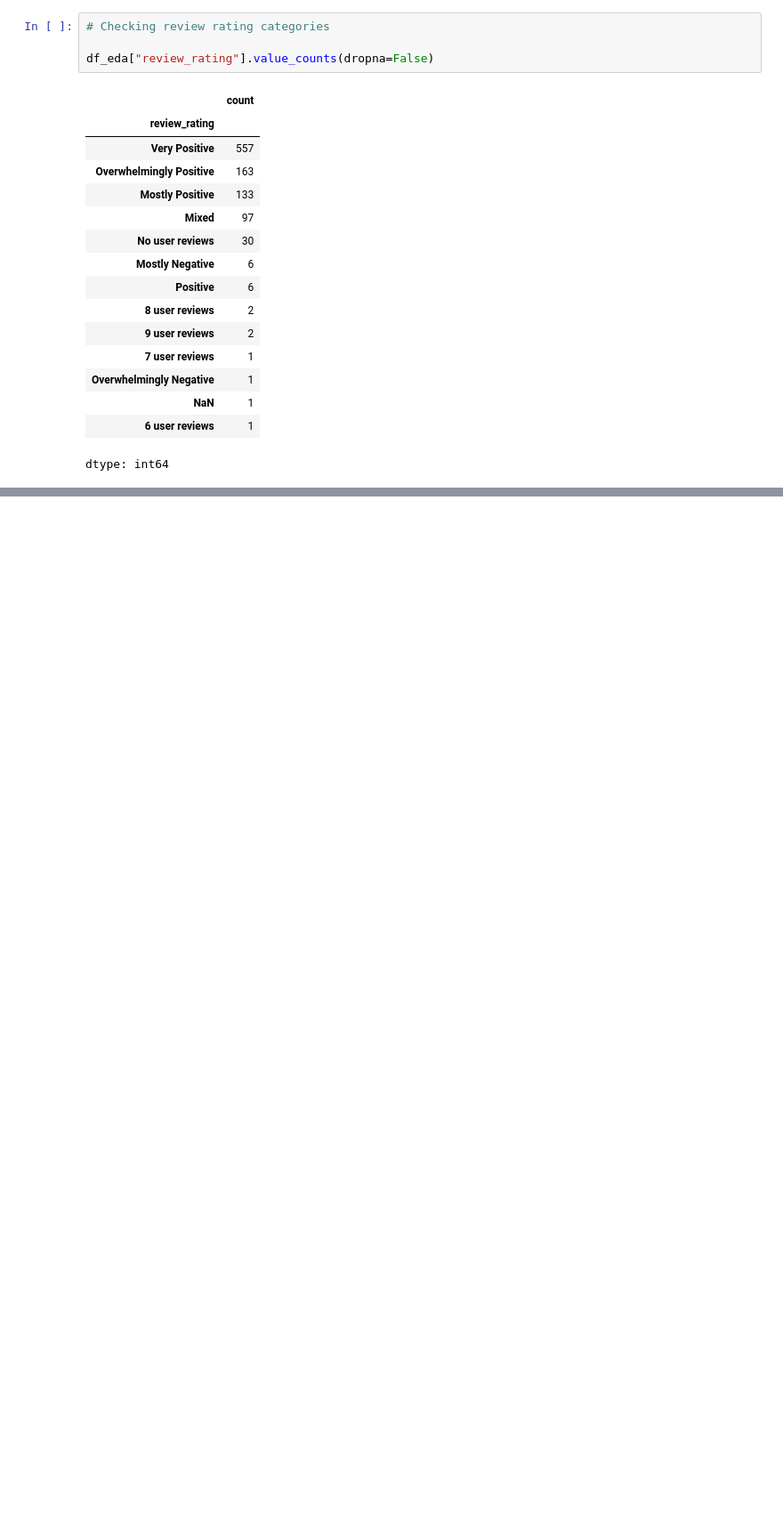
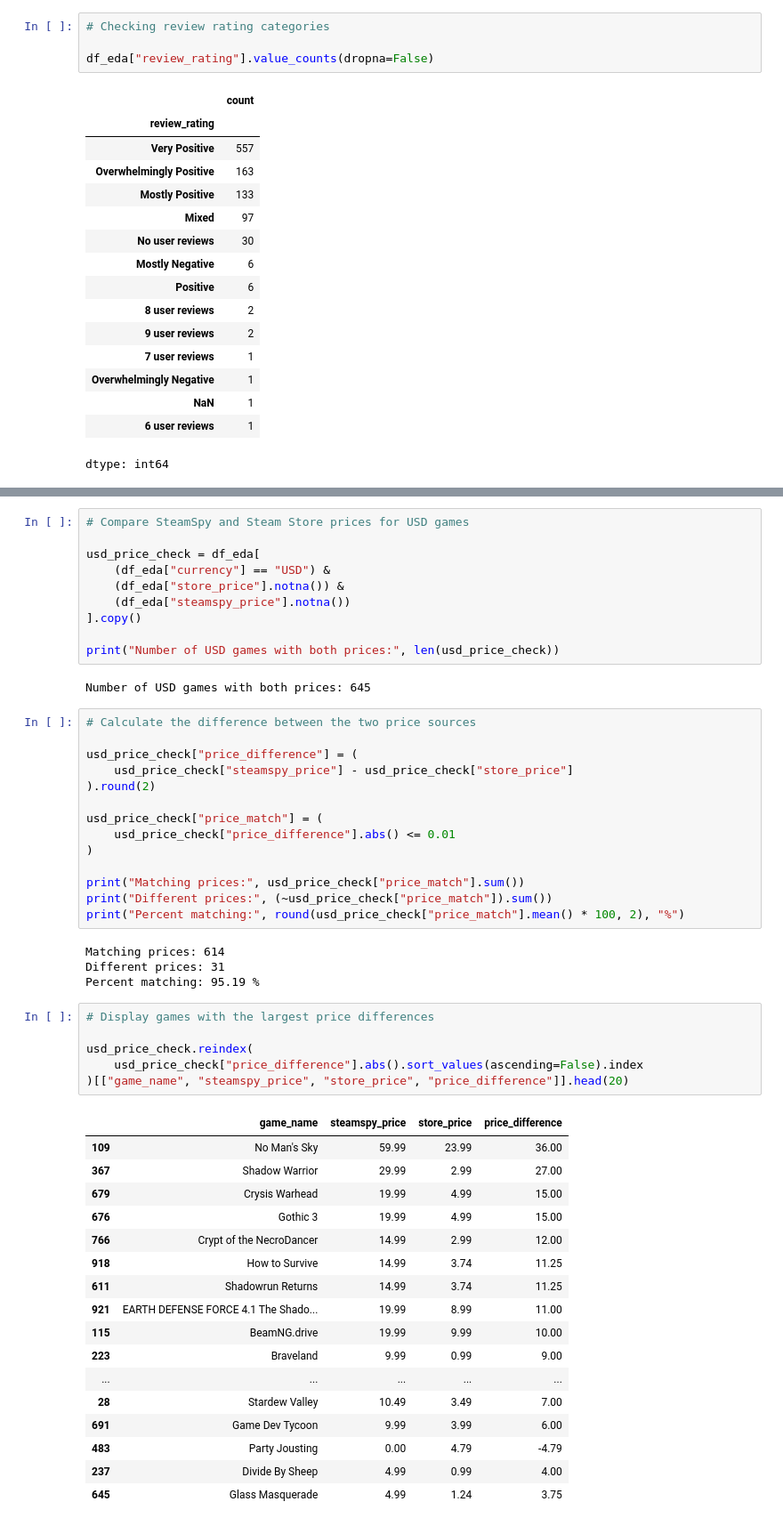
Before and after one commit to jxvoy23/csc366-steam-analysis, a Jupyter notebook: Steam_EDA.ipynb, the cells around one changed output, grey strips where cells are left out. Shown at 89% size. Cells and saved outputs as stored; diff of their text form; blank space fills up the shorter version.

```diff
--- a/Steam_EDA.ipynb
+++ b/Steam_EDA.ipynb
@@ -392,0 +464,54 @@ dtype: int64
+# %%
+# Compare SteamSpy and Steam Store prices for USD games
+
+usd_price_check = df_eda[
+    (df_eda["currency"] == "USD") &
+    (df_eda["store_price"].notna()) &
+    (df_eda["steamspy_price"].notna())
+].copy()
+
+print("Number of USD games with both prices:", len(usd_price_check))
+# %% [output]
+Number of USD games with both prices: 645
+# %%
+# Calculate the difference between the two price sources
+
+usd_price_check["price_difference"] = (
+    usd_price_check["steamspy_price"] - usd_price_check["store_price"]
+).round(2)
+
+usd_price_check["price_match"] = (
+    usd_price_check["price_difference"].abs() <= 0.01
+)
+
+print("Matching prices:", usd_price_check["price_match"].sum())
+print("Different prices:", (~usd_price_check["price_match"]).sum())
+print("Percent matching:", round(usd_price_check["price_match"].mean() * 100, 2), "%")
+# %% [output]
+Matching prices: 614
+Different prices: 31
+Percent matching: 95.19 %
+# %%
+# Display games with the largest price differences
+
+usd_price_check.reindex(
+    usd_price_check["price_difference"].abs().sort_values(ascending=False).index
+)[["game_name", "steamspy_price", "store_price", "price_difference"]].head(20)
+# %% [output]
+|  | game_name | steamspy_price | store_price | price_difference |
+| 109 | No Man's Sky | 59.99 | 23.99 | 36.00 |
+| 367 | Shadow Warrior | 29.99 | 2.99 | 27.00 |
+| 679 | Crysis Warhead | 19.99 | 4.99 | 15.00 |
+| 676 | Gothic 3 | 19.99 | 4.99 | 15.00 |
+| 766 | Crypt of the NecroDancer | 14.99 | 2.99 | 12.00 |
+| 918 | How to Survive | 14.99 | 3.74 | 11.25 |
+| 611 | Shadowrun Returns | 14.99 | 3.74 | 11.25 |
+| 921 | EARTH DEFENSE FORCE 4.1 The Shado... | 19.99 | 8.99 | 11.00 |
+| 115 | BeamNG.drive | 19.99 | 9.99 | 10.00 |
+| 223 | Braveland | 9.99 | 0.99 | 9.00 |
+| ... | ... | ... | ... | ... |
+| 28 | Stardew Valley | 10.49 | 3.49 | 7.00 |
+| 691 | Game Dev Tycoon | 9.99 | 3.99 | 6.00 |
+| 483 | Party Jousting | 0.00 | 4.79 | -4.79 |
+| 237 | Divide By Sheep | 4.99 | 0.99 | 4.00 |
+| 645 | Glass Masquerade | 4.99 | 1.24 | 3.75 |
```
Also changed, not shown: parts of 10 cells of this notebook.
